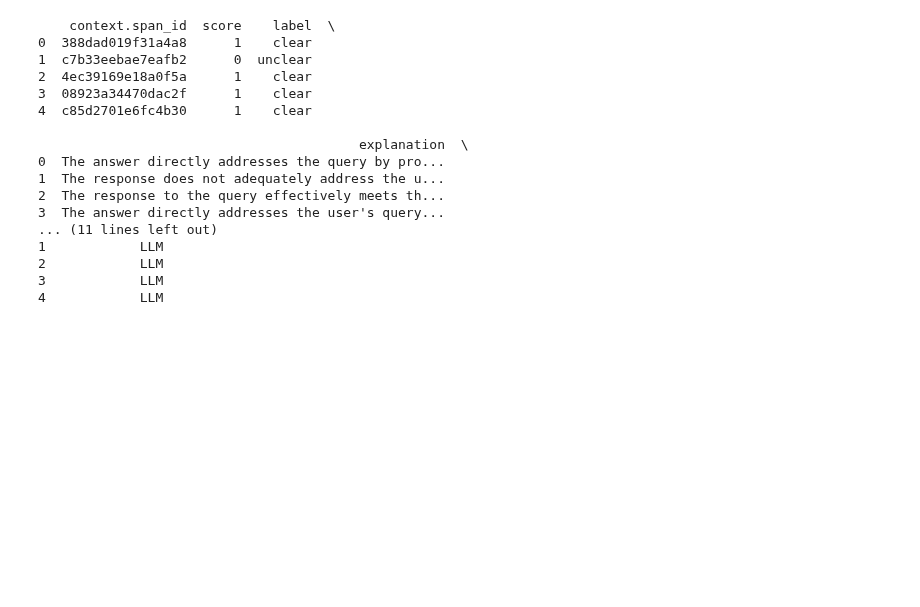
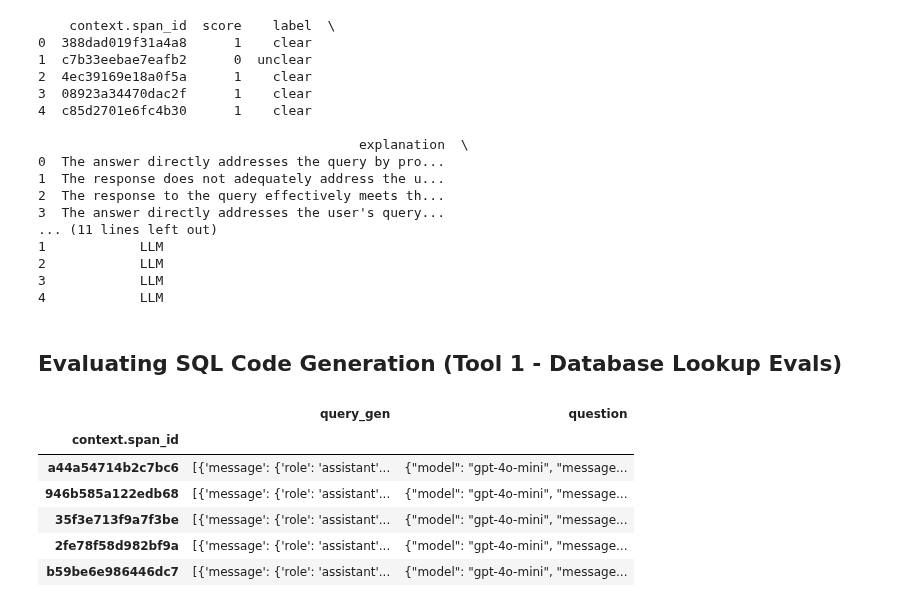
Before and after one commit to Nada-diaelsaid/sales_agent, a Jupyter notebook: agent_evals.ipynb, the cells around one changed output. Saved outputs shown, nothing was run; the diff lists cells and outputs as text; code cells hidden in the pictures; blank space fills up the shorter version.

```diff
--- a/agent_evals.ipynb
+++ b/agent_evals.ipynb
@@ -786,3 +786,34 @@ PhoenixClient().spans.log_span_annotations_dataframe(
     annotator_kind="LLM",
     annotation_name="Clarity Eval"
 )
+# %% [markdown]
+## Evaluating SQL Code Generation (Tool 1 - Database Lookup Evals)
+# %%
+# We will use LLM judge for it.
+
+# Export relevant spans from Phoenix
+query = SpanQuery().where(
+    "span_kind=='LLM'"
+).select(
+    query_gen="llm.output_messages",
+    question="input.value",
+)
+
+# The Phoenix Client can take this query and return the dataframe.
+sql_df = PhoenixClient().spans.get_spans_dataframe(
+    query=query,
+    project_name=PROJECT_NAME,
+    timeout=None)
+
+# Filter questions that only contains this text: "Generate an SQL query based on a prompt."
+sql_df = sql_df[sql_df["question"].str.contains("Generate an SQL query based on a prompt.", na=False)]
+
+sql_df.head()
+# %% [output]
+|  | query_gen | question |
+| context.span_id |  |  |
+| a44a54714b2c7bc6 | [{'message': {'role': 'assistant'... | {"model": "gpt-4o-mini", "message... |
+| 946b585a122edb68 | [{'message': {'role': 'assistant'... | {"model": "gpt-4o-mini", "message... |
+| 35f3e713f9a7f3be | [{'message': {'role': 'assistant'... | {"model": "gpt-4o-mini", "message... |
+| 2fe78f58d982bf9a | [{'message': {'role': 'assistant'... | {"model": "gpt-4o-mini", "message... |
+| b59be6e986446dc7 | [{'message': {'role': 'assistant'... | {"model": "gpt-4o-mini", "message... |
```
Also changed, not shown: parts of 5 cells of this notebook, 2 other files.
